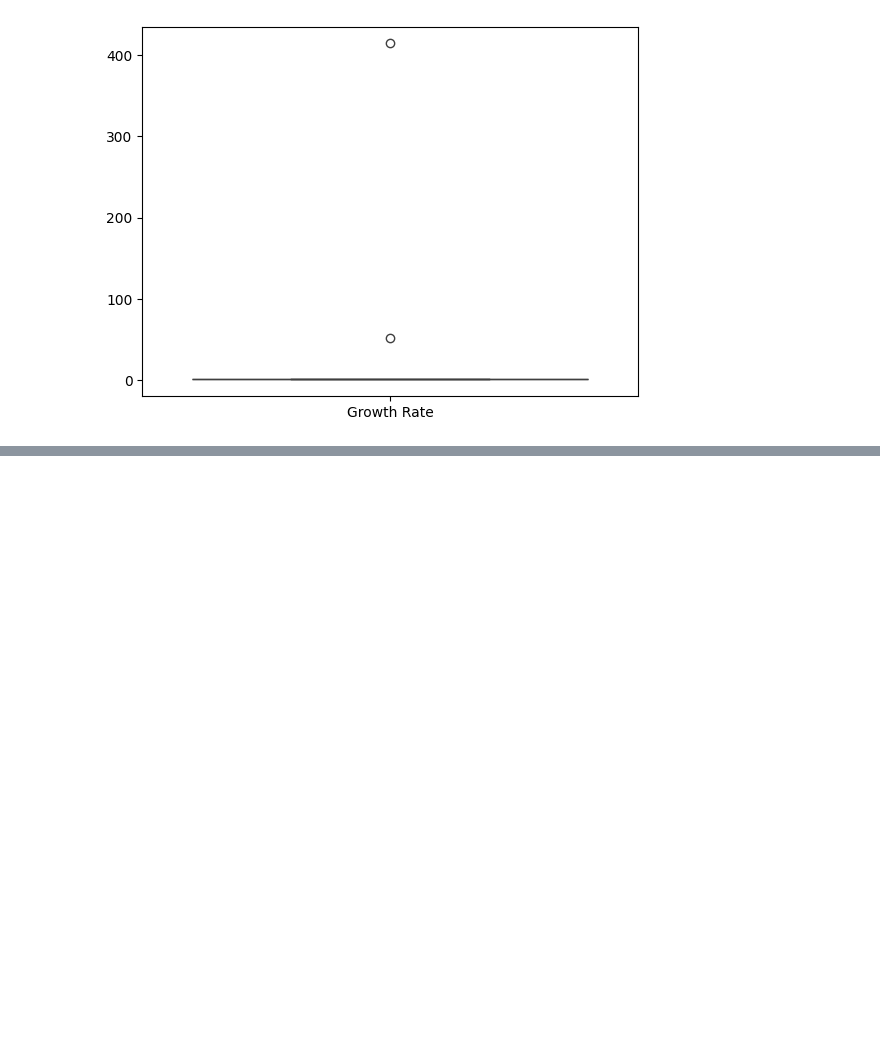
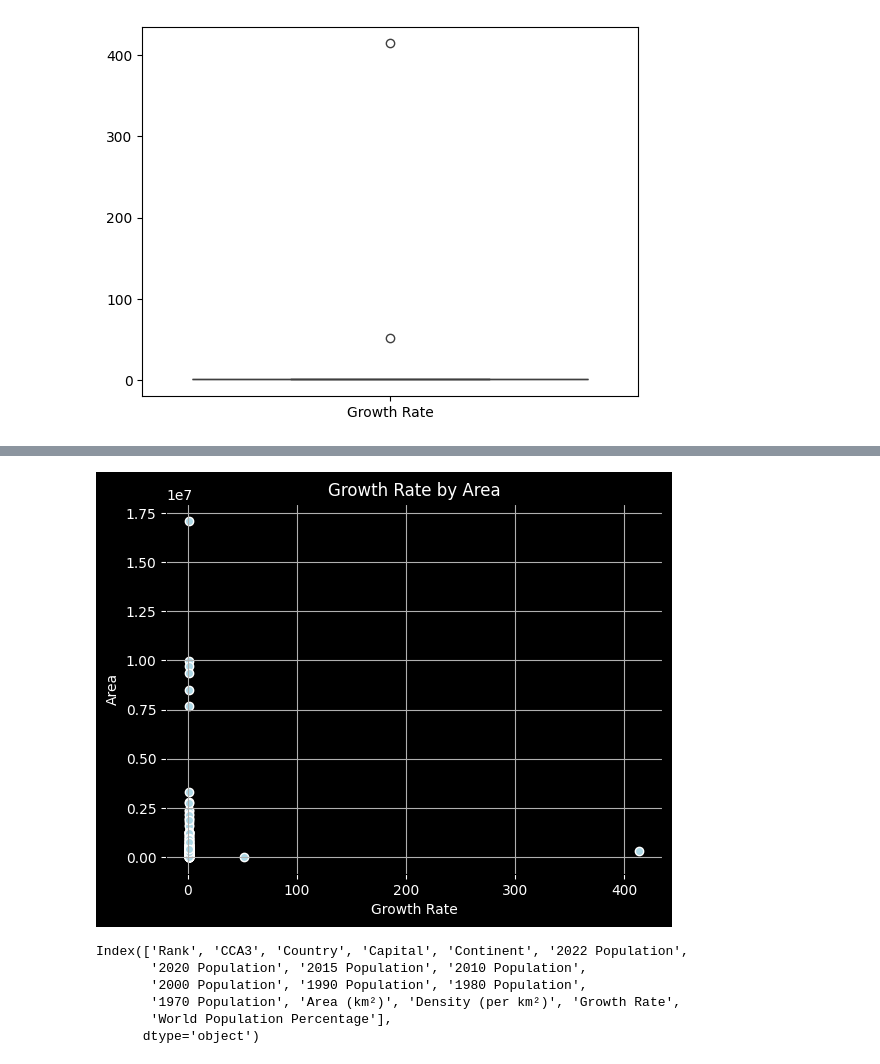
Before and after one commit to SANJAY-KRISHNA-MV/EDA, a Jupyter notebook: World Population EDA/population_eda.ipynb, the cells around one changed output, grey strips where cells are left out. Cells and saved outputs as stored; diff of their text form; code cells hidden in the pictures; blank space fills up the shorter version.

```diff
--- a/World Population EDA/population_eda.ipynb
+++ b/World Population EDA/population_eda.ipynb
@@ -655,0 +837,22 @@ plt.show()
+# %%
+fig, ax = plt.subplots(facecolor='black')
+ax.set_facecolor('black')
+ax.scatter(data=growth_rate_df, x='Growth Rate', y='Area (km²)', marker='o', color='lightblue', edgecolors='white')
+ax.set_title('Growth Rate by Area', color='white')
+ax.set_xlabel('Growth Rate', color='white')
+ax.set_ylabel('Area', color='white')
+ax.tick_params(axis='x', colors='white')
+ax.tick_params(axis='y', colors='white')
+ax.grid(True)
+plt.show()
+# %% [output]
+[figure, added]
+# %%
+df.columns
+# %% [output]
+Index(['Rank', 'CCA3', 'Country', 'Capital', 'Continent', '2022 Population',
+       '2020 Population', '2015 Population', '2010 Population',
+       '2000 Population', '1990 Population', '1980 Population',
+       '1970 Population', 'Area (km²)', 'Density (per km²)', 'Growth Rate',
+       'World Population Percentage'],
+      dtype='object')
```
Also changed, not shown: parts of 20 cells of this notebook.
